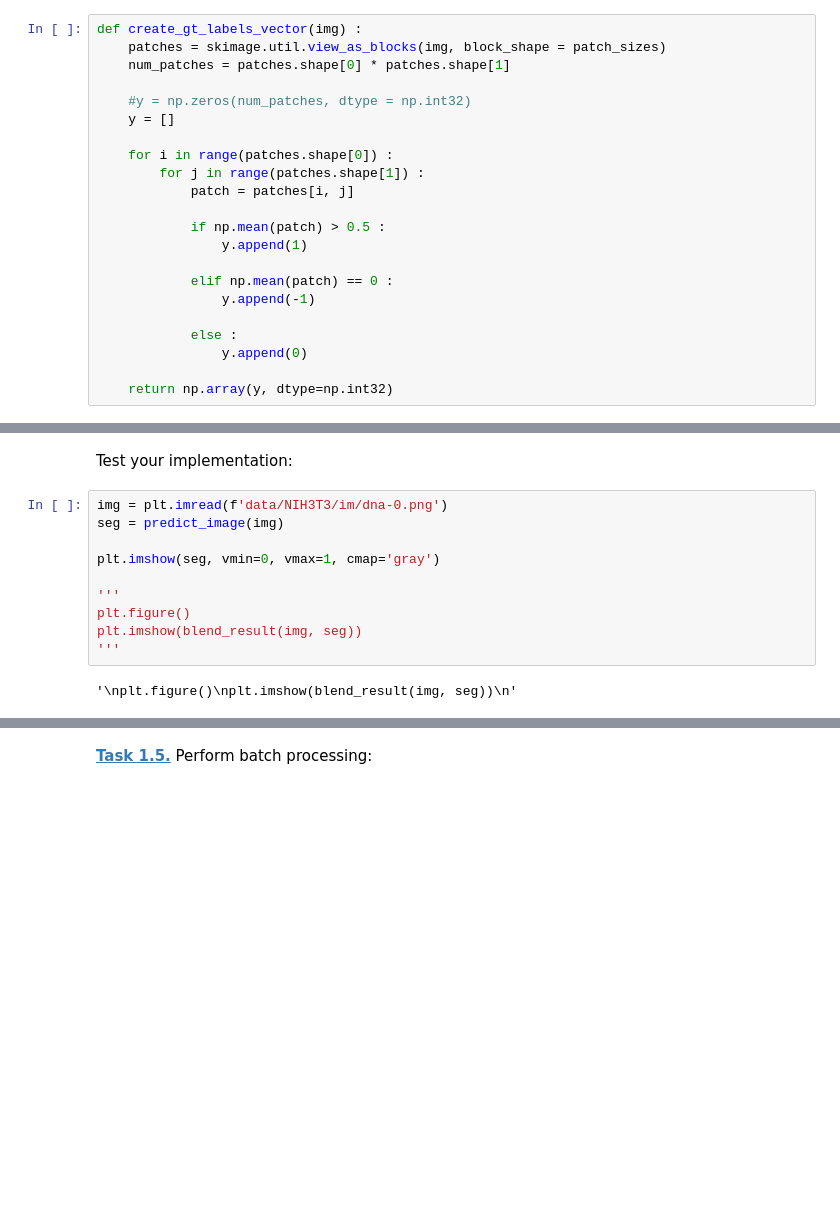
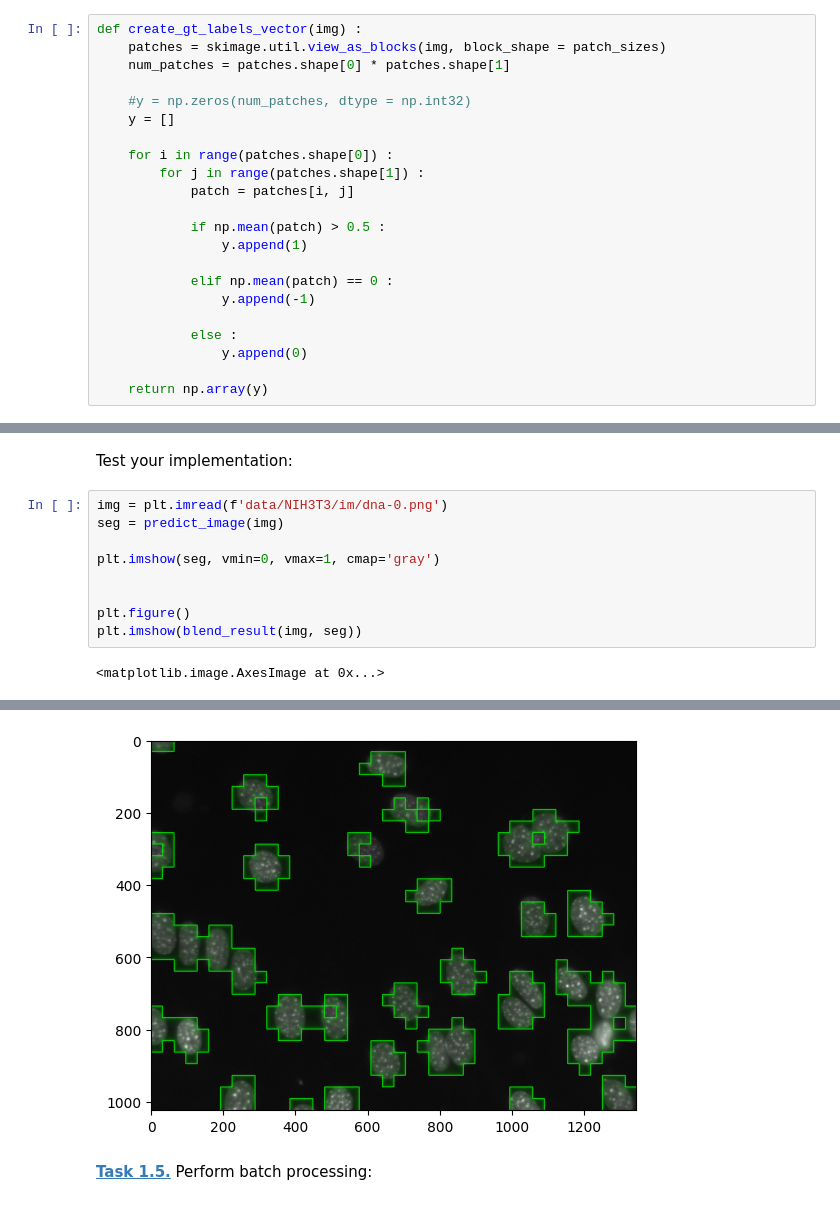
Before and after one commit to leventetn/mobi-fs5-python, a Jupyter notebook: svm_segm.ipynb, the cells around one changed output, grey strips where cells are left out. Cells and saved outputs as stored; diff of their text form; blank space fills up the shorter version.

```diff
--- a/svm_segm.ipynb
+++ b/svm_segm.ipynb
@@ -61,7 +61,7 @@ def create_gt_labels_vector(img) :
             else :
                 y.append(0)
 
-    return np.array(y, dtype=np.int32)
+    return np.array(y)
 # %% [markdown]
 **[Task 1.3.]()** Create the SVM classifier:
 # %%
@@ -157,16 +164,16 @@ Test your implementation:
 # %%
 img = plt.imread(f'data/NIH3T3/im/dna-0.png')
 seg = predict_image(img)
 
 plt.imshow(seg, vmin=0, vmax=1, cmap='gray')
 
-'''
+
 plt.figure()
 plt.imshow(blend_result(img, seg))
-'''
 # %% [output]
-'\nplt.figure()\nplt.imshow(blend_result(img, seg))\n'
+<matplotlib.image.AxesImage at 0x...>
 [figure]
+[figure, added]
 # %% [markdown]
 **[Task 1.5.]()** Perform batch processing:
 # %%
```
Also changed, not shown: parts of 2 cells of this notebook, 1 other file.
